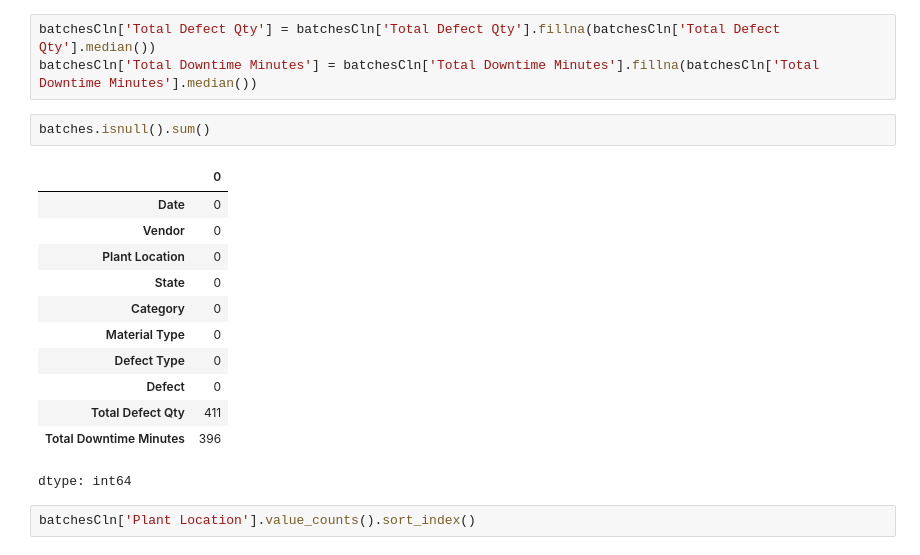
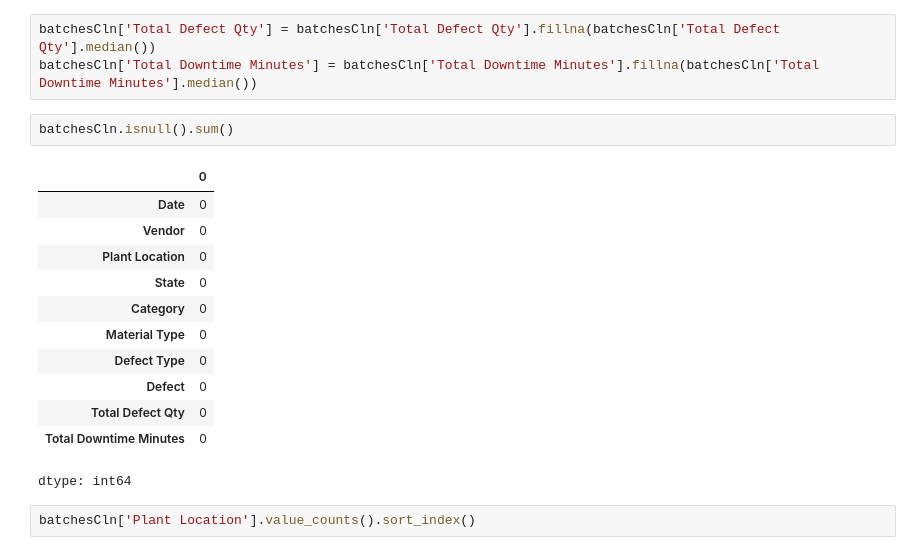
Before and after one commit to SaurabhGirpunje/FactoryIQ-ML_Driven_Supplier_Defect_Impact_Predictor, a Jupyter notebook: FactoryIQ_ML_Driven_Supplier_Defect_Impact_Predictor_2.ipynb, the cells around one changed output. Drawn from its saved outputs; the diff is of its cells as text.

```diff
--- a/FactoryIQ_ML_Driven_Supplier_Defect_Impact_Predictor.ipynb
+++ b/FactoryIQ_ML_Driven_Supplier_Defect_Impact_Predictor_2.ipynb
@@ -256,19 +256,19 @@ print(batchesCln['Total Downtime Minutes'].median())
 batchesCln['Total Defect Qty'] = batchesCln['Total Defect Qty'].fillna(batchesCln['Total Defect Qty'].median())
 batchesCln['Total Downtime Minutes'] = batchesCln['Total Downtime Minutes'].fillna(batchesCln['Total Downtime Minutes'].median())
 # %%
-batches.isnull().sum()
+batchesCln.isnull().sum()
 # %% [output]
 |  | 0 |
 | Date | 0 |
 | Vendor | 0 |
 | Plant Location | 0 |
 | State | 0 |
 | Category | 0 |
 | Material Type | 0 |
 | Defect Type | 0 |
 | Defect | 0 |
-| Total Defect Qty | 411 |
-| Total Downtime Minutes | 396 |
+| Total Defect Qty | 0 |
+| Total Downtime Minutes | 0 |
 dtype: int64
 # %%
 batchesCln['Plant Location'].value_counts().sort_index()
```
Also changed, not shown: parts of 28 cells of this notebook, 4 other files.
